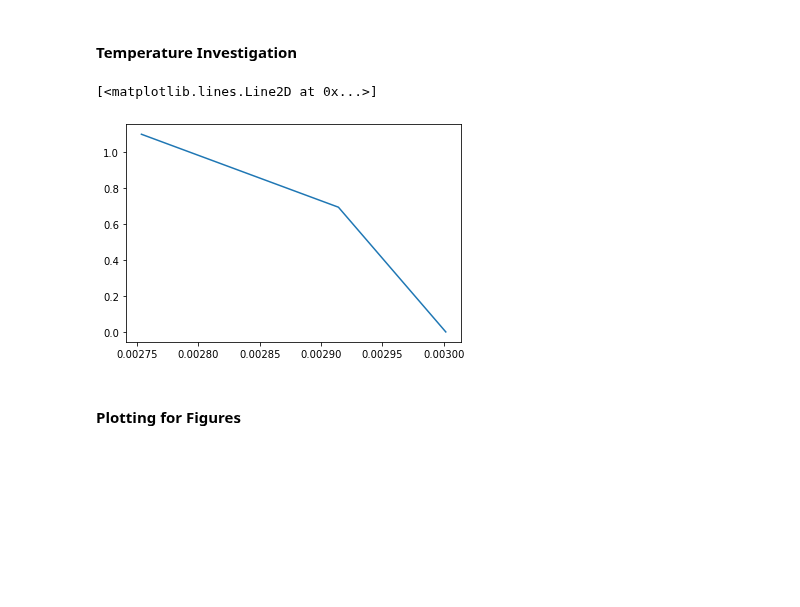
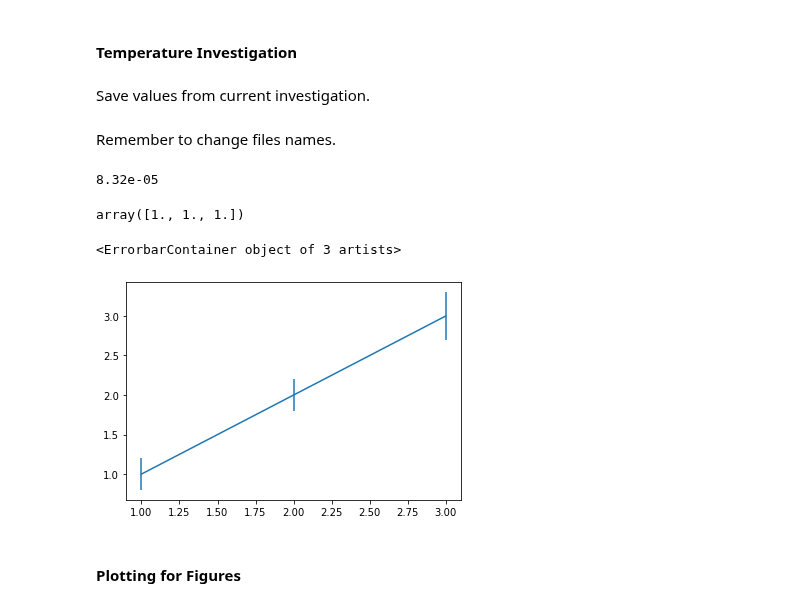
Before and after one commit to ESaundersNano/Mini-1-Multidimensional-analysis-of-perovskite-growth, a Jupyter notebook: optical_image_growth_rate.ipynb, the cells around one changed output. Cells and saved outputs as stored; diff of their text form; code cells hidden in the pictures; blank space fills up the shorter version.

```diff
--- a/optical_image_growth_rate.ipynb
+++ b/optical_image_growth_rate.ipynb
@@ -505,2 +574,4 @@ print(oif.fit_speed_linear_standard_dev(position_array=positions_array[i], time_
 # %% [markdown]
 #### Temperature Investigation
+# %% [markdown]
+Save values from current investigation.
@@ -507,3 +582,5 @@ print(oif.fit_speed_linear_standard_dev(position_array=positions_array[i], time_
+# %% [markdown]
+Remember to change files names.
 # %%
 #growth_data = np.array([crystal_time_series, crystal_area_series])
 
@@ -532,13 +609,25 @@ np.save('growth vs temperature/fastest_facet_60.npy', fastest_facet)
+# %%
+[g_60, e_60] =np.load('growth vs temperature/fastest_growth_rate_60.npy')
+[g_70, e_70] =np.load('growth vs temperature/fastest_growth_rate_70.npy')
+[g_90, e_90] =np.load('growth vs temperature/fastest_growth_rate_90.npy')
+# %% [output]
+8.32e-05
+# %%
+np.array([1,3,6])/np.array([1,3,6])
+# %% [output]
+array([1., 1., 1.])
 # %%
 temperatures_C = np.array([60, 70, 90])
 temperatures_K = temperatures_C + 273.15
 
-growth_rates = np.array([1,2,3])
+growth_rates = np.array([g_60, g_70, g_90])
+error = np.array([e_60, e_70, e_90])
+ln_error = error/growth_rates # small error approx
 
-plt.plot((1/temperatures_K), np.log(growth_rates))
+plt.errorbar((1/temperatures_K),np.log(growth_rates), ln_error)
 # %% [output]
-[<matplotlib.lines.Line2D at 0x...>]
+<ErrorbarContainer object of 3 artists>
-[figure, old version]
+[figure, new version]
 # %% [markdown]
 #### Plotting for Figures
 # %% [markdown]
```
Also changed, not shown: parts of 30 cells of this notebook, 9 other files.
